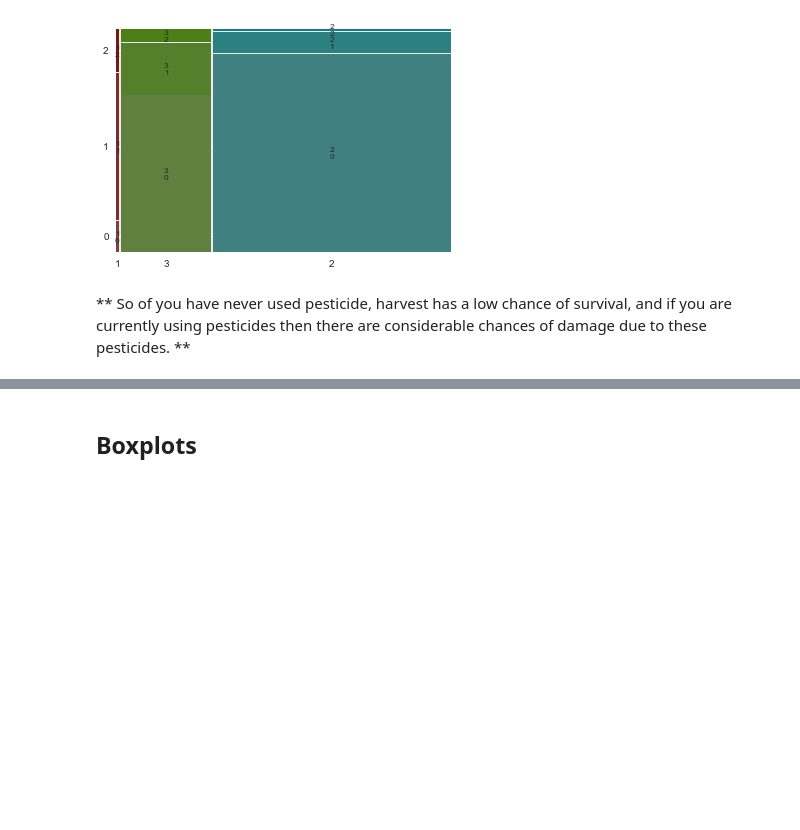
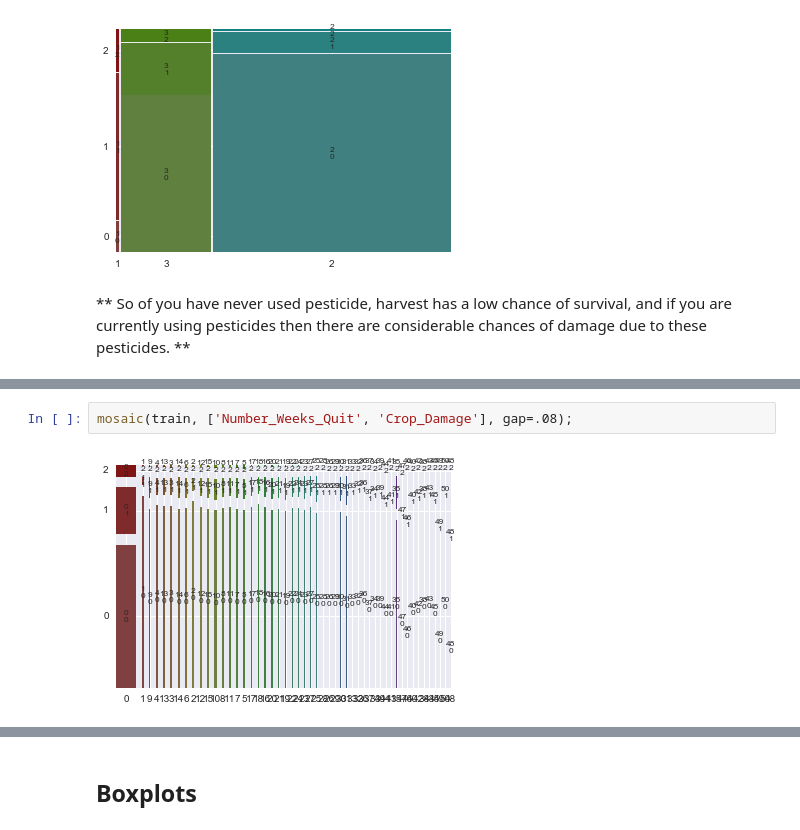
Before and after one commit to numb3r33/av-practice, a Jupyter notebook: last_man_standing/analysis.ipynb, the cells around one changed output, grey strips where cells are left out. Saved outputs shown, nothing was run; the diff lists cells and outputs as text; blank space fills up the shorter version.

```diff
--- a/last_man_standing/analysis.ipynb
+++ b/last_man_standing/analysis.ipynb
@@ -158,0 +220,4 @@ mosaic(train, ['Pesticide_Use_Category', 'Crop_Damage']);
+# %%
+mosaic(train, ['Number_Weeks_Quit', 'Crop_Damage'], gap=.08);
+# %% [output]
+[figure, added]
```
Also changed, not shown: parts of 44 cells of this notebook, 2 other files.
